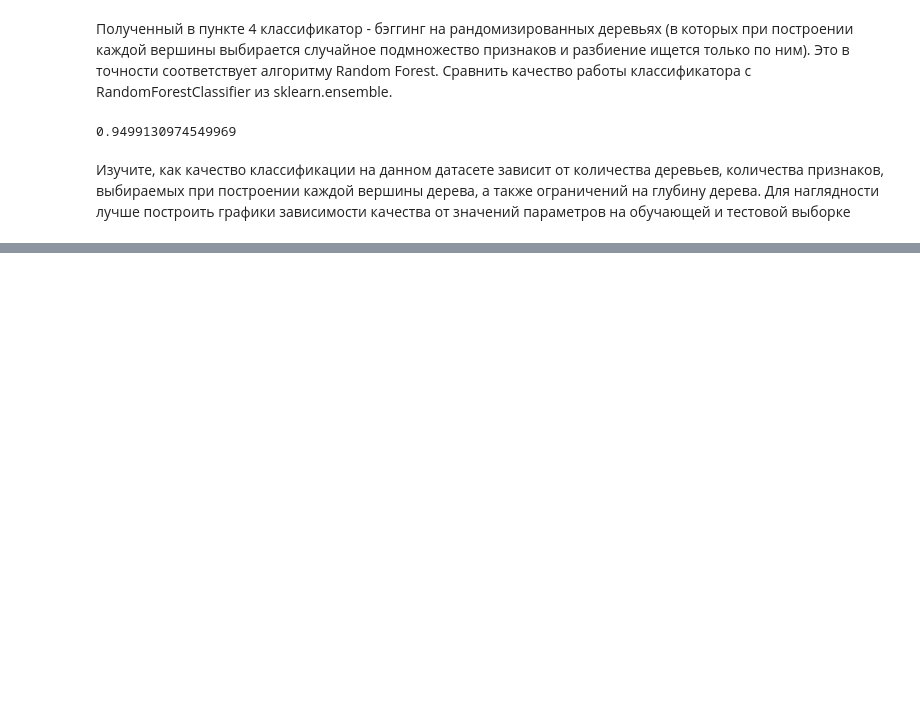
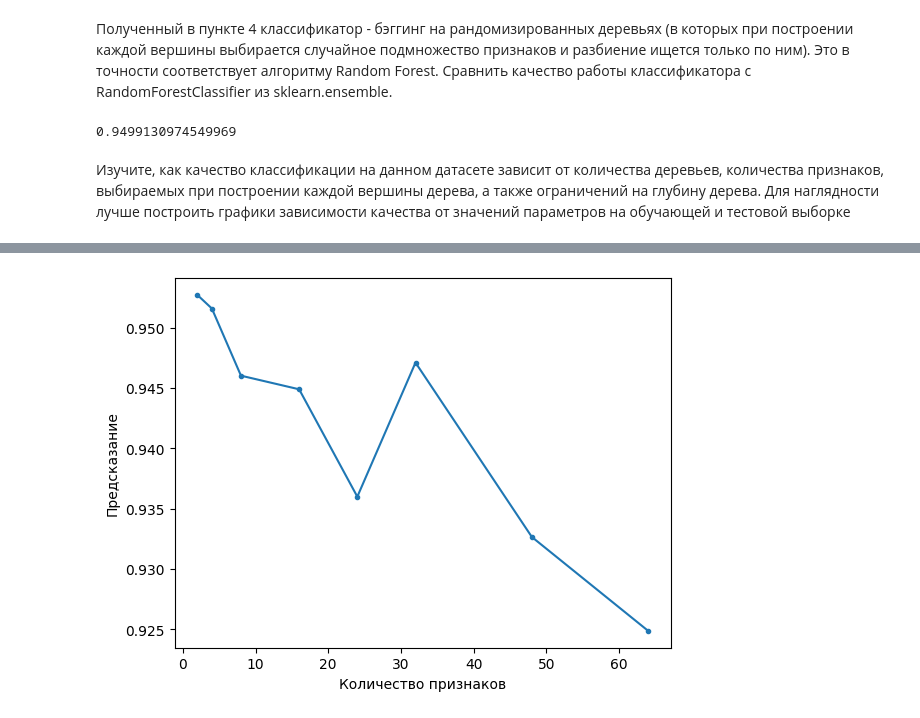
Before and after one commit to serpak946/recommendation_systems, a Jupyter notebook: Lab3/Сергей Звинаревский - Лабораторная работа 3.ipynb, the cells around one changed output, grey strips where cells are left out. Drawn from its saved outputs; the diff is of its cells as text; code cells hidden in the pictures; blank space fills up the shorter version.

```diff
--- a/Lab3/Сергей Звинаревский - Лабораторная работа 3.ipynb
+++ b/Lab3/Сергей Звинаревский - Лабораторная работа 3.ipynb
@@ -86,0 +106,15 @@ np.mean(cross_val_score(rf, X, y, cv=10))
+# %%
+score = []
+features = [2, 4, 8, 16, 24, 32, 48, 64]
+for i in features:
+    rf1 = RandomForestClassifier(n_estimators=100, max_features=i)
+    rf1.fit(X_train, y_train)
+    score.append(cross_val_score(rf1, X, y, cv=10))
+score = np.asmatrix(score)
+
+plt.plot(features, score.mean(axis=1), marker='.')
+plt.xlabel('Количество признаков')
+plt.ylabel('Предсказание')
+plt.show()
+# %% [output]
+[figure, added]
```
Also changed, not shown: parts of 9 cells of this notebook, 2 other files.
